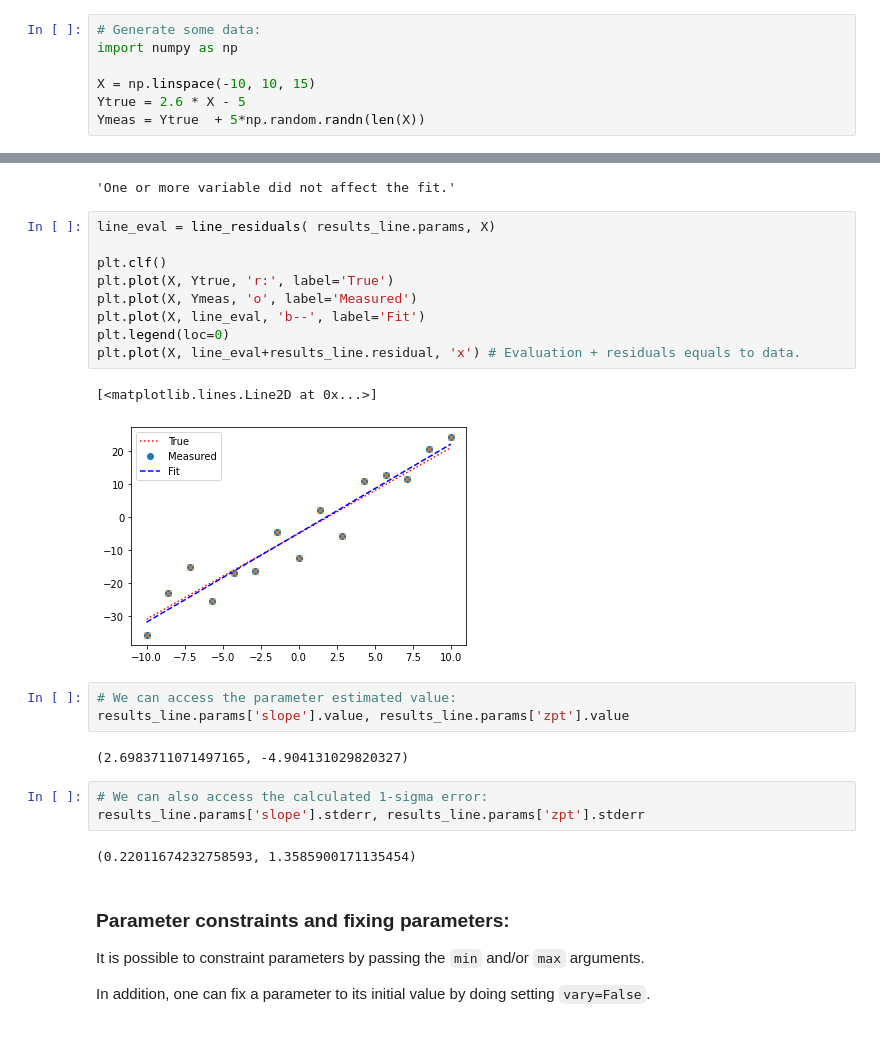
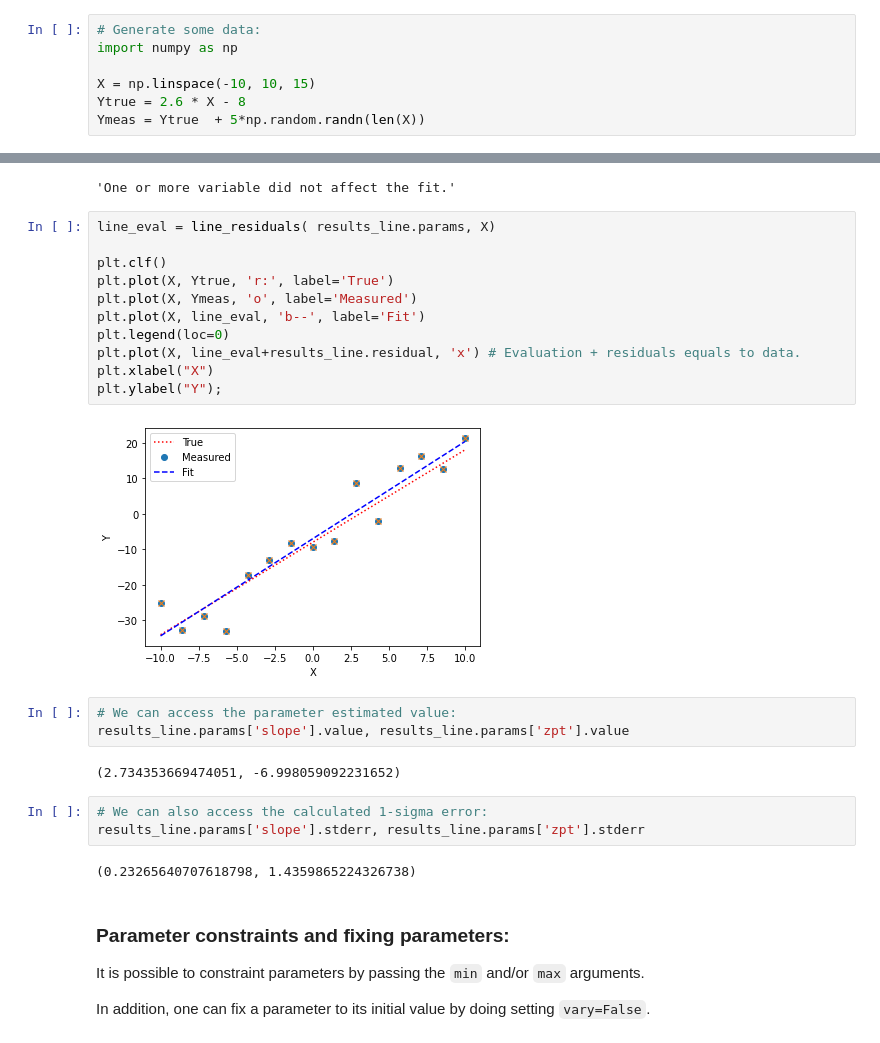
Before and after one commit to gdamke/IntroPythonAstroPhD, a Jupyter notebook: 12_Optimization_lmfit/Optimization_lmfit.ipynb, the cells around one changed output, grey strips where cells are left out. Saved outputs shown, nothing was run; the diff lists cells and outputs as text.

```diff
--- a/12_Optimization_lmfit/Optimization_lmfit.ipynb
+++ b/12_Optimization_lmfit/Optimization_lmfit.ipynb
@@ -69,7 +69,7 @@ import lmfit as lm # Not a standard alias, but useful.
 import numpy as np
 
 X = np.linspace(-10, 10, 15)
-Ytrue = 2.6 * X - 5
+Ytrue = 2.6 * X - 8
 Ymeas = Ytrue  + 5*np.random.randn(len(X))
 # %%
 import matplotlib.pyplot as plt
@@ -156,25 +157,26 @@ results_line.message
 # %%
 line_eval = line_residuals( results_line.params, X)
 
 plt.clf()
 plt.plot(X, Ytrue, 'r:', label='True')
 plt.plot(X, Ymeas, 'o', label='Measured')
 plt.plot(X, line_eval, 'b--', label='Fit')
 plt.legend(loc=0)
 plt.plot(X, line_eval+results_line.residual, 'x') # Evaluation + residuals equals to data.
+plt.xlabel("X")
+plt.ylabel("Y");
 # %% [output]
-[<matplotlib.lines.Line2D at 0x...>]
-[figure, old version]
+[figure, new version]
 # %%
 # We can access the parameter estimated value:
 results_line.params['slope'].value, results_line.params['zpt'].value
 # %% [output]
-(2.6983711071497165, -4.904131029820327)
+(2.734353669474051, -6.998059092231652)
 # %%
 # We can also access the calculated 1-sigma error:
 results_line.params['slope'].stderr, results_line.params['zpt'].stderr
 # %% [output]
-(0.22011674232758593, 1.3585900171135454)
+(0.23265640707618798, 1.4359865224326738)
 # %% [markdown]
 ### Parameter constraints and fixing parameters:
 
```
Also changed, not shown: parts of 27 cells of this notebook.
